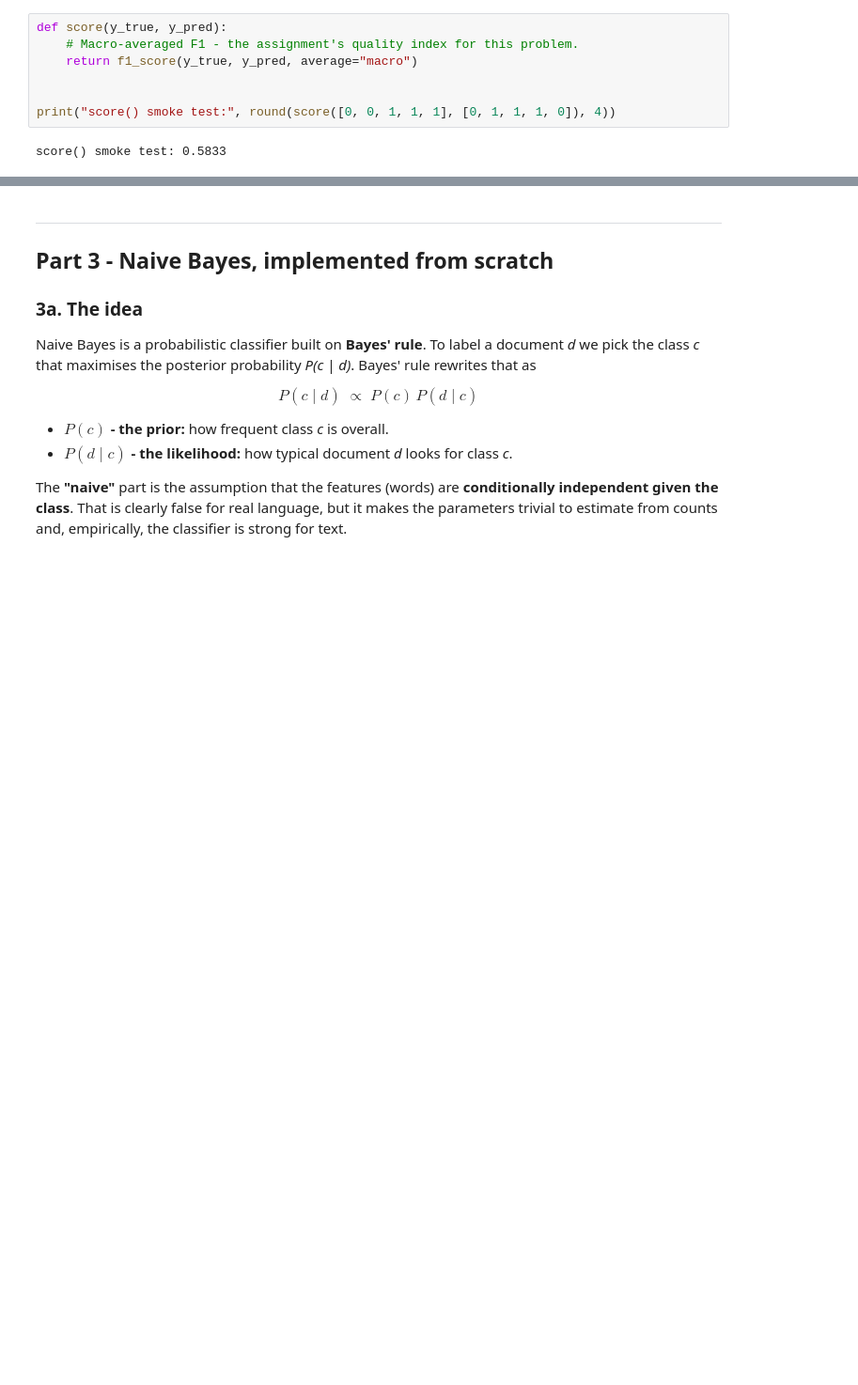
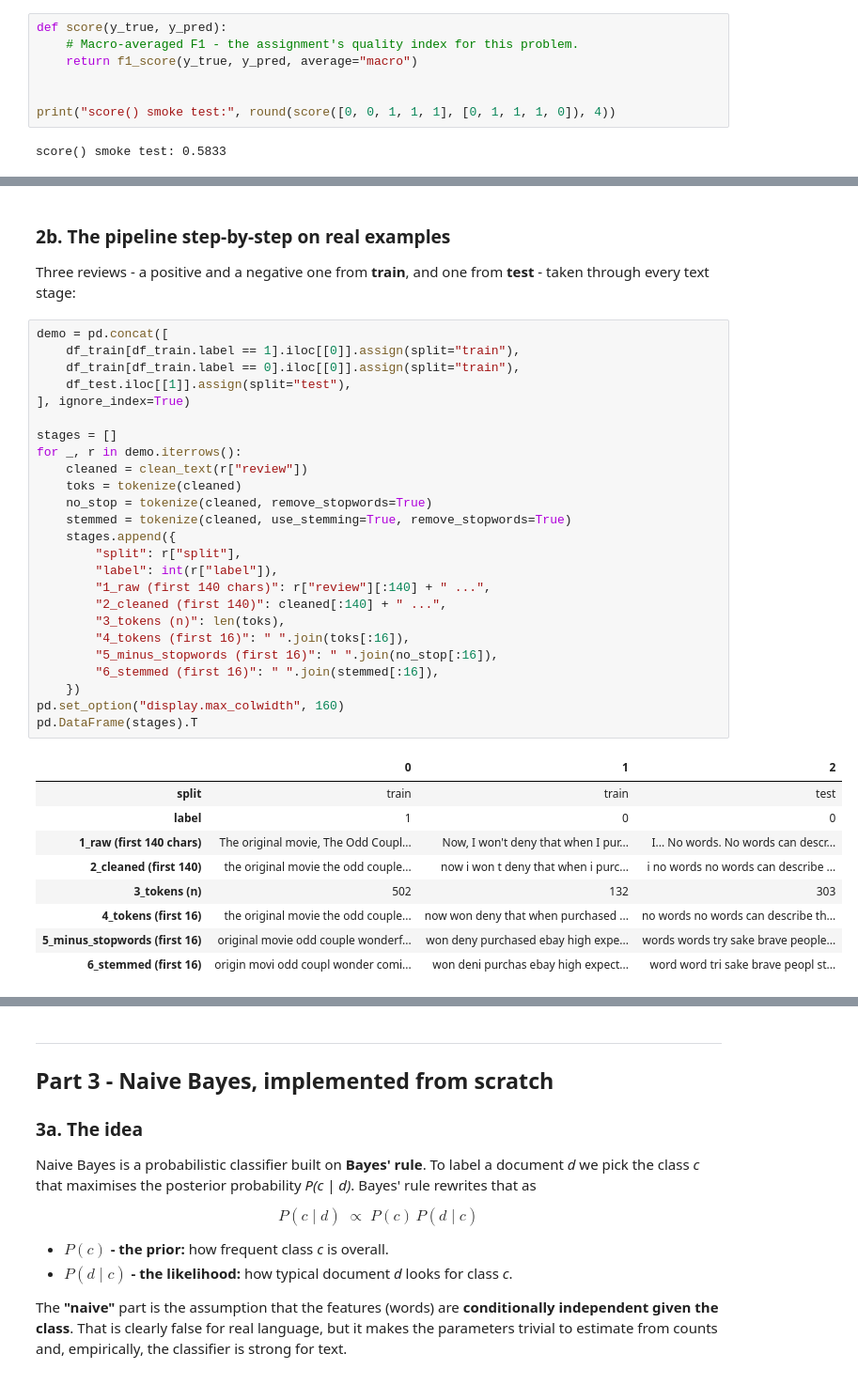
Before and after one commit to Tomer-Raz/machine-learning-hit, a Jupyter notebook: notebook.ipynb, the cells around one changed output, grey strips where cells are left out. Shown at 94% size. Saved outputs shown, nothing was run; the diff lists cells and outputs as text; blank space fills up the shorter version.

```diff
--- a/notebook.ipynb
+++ b/notebook.ipynb
@@ -248,0 +347,40 @@ score() smoke test: 0.5833
+# %% [markdown]
+### 2b. The pipeline step-by-step on real examples
+
+Three reviews - a positive and a negative one from **train**, and one from **test** - taken through
+every text stage:
+# %%
+demo = pd.concat([
+    df_train[df_train.label == 1].iloc[[0]].assign(split="train"),
+    df_train[df_train.label == 0].iloc[[0]].assign(split="train"),
+    df_test.iloc[[1]].assign(split="test"),
+], ignore_index=True)
+
+stages = []
+for _, r in demo.iterrows():
+    cleaned = clean_text(r["review"])
+    toks = tokenize(cleaned)
+    no_stop = tokenize(cleaned, remove_stopwords=True)
+    stemmed = tokenize(cleaned, use_stemming=True, remove_stopwords=True)
+    stages.append({
+        "split": r["split"],
+        "label": int(r["label"]),
+        "1_raw (first 140 chars)": r["review"][:140] + " ...",
+        "2_cleaned (first 140)": cleaned[:140] + " ...",
+        "3_tokens (n)": len(toks),
+        "4_tokens (first 16)": " ".join(toks[:16]),
+        "5_minus_stopwords (first 16)": " ".join(no_stop[:16]),
+        "6_stemmed (first 16)": " ".join(stemmed[:16]),
+    })
+pd.set_option("display.max_colwidth", 160)
+pd.DataFrame(stages).T
+# %% [output]
+|  | 0 | 1 | 2 |
+| split | train | train | test |
+| label | 1 | 0 | 0 |
+| 1_raw (first 140 chars) | The original movie, The Odd Coupl... | Now, I won't deny that when I pur... | I... No words. No words can descr... |
+| 2_cleaned (first 140) | the original movie the odd couple... | now i won t deny that when i purc... | i no words no words can describe ... |
+| 3_tokens (n) | 502 | 132 | 303 |
+| 4_tokens (first 16) | the original movie the odd couple... | now won deny that when purchased ... | no words no words can describe th... |
+| 5_minus_stopwords (first 16) | original movie odd couple wonderf... | won deny purchased ebay high expe... | words words try sake brave people... |
+| 6_stemmed (first 16) | origin movi odd coupl wonder comi... | won deni purchas ebay high expect... | word word tri sake brave peopl st... |
```
Also changed, not shown: parts of 8 cells of this notebook, 1 other file.
